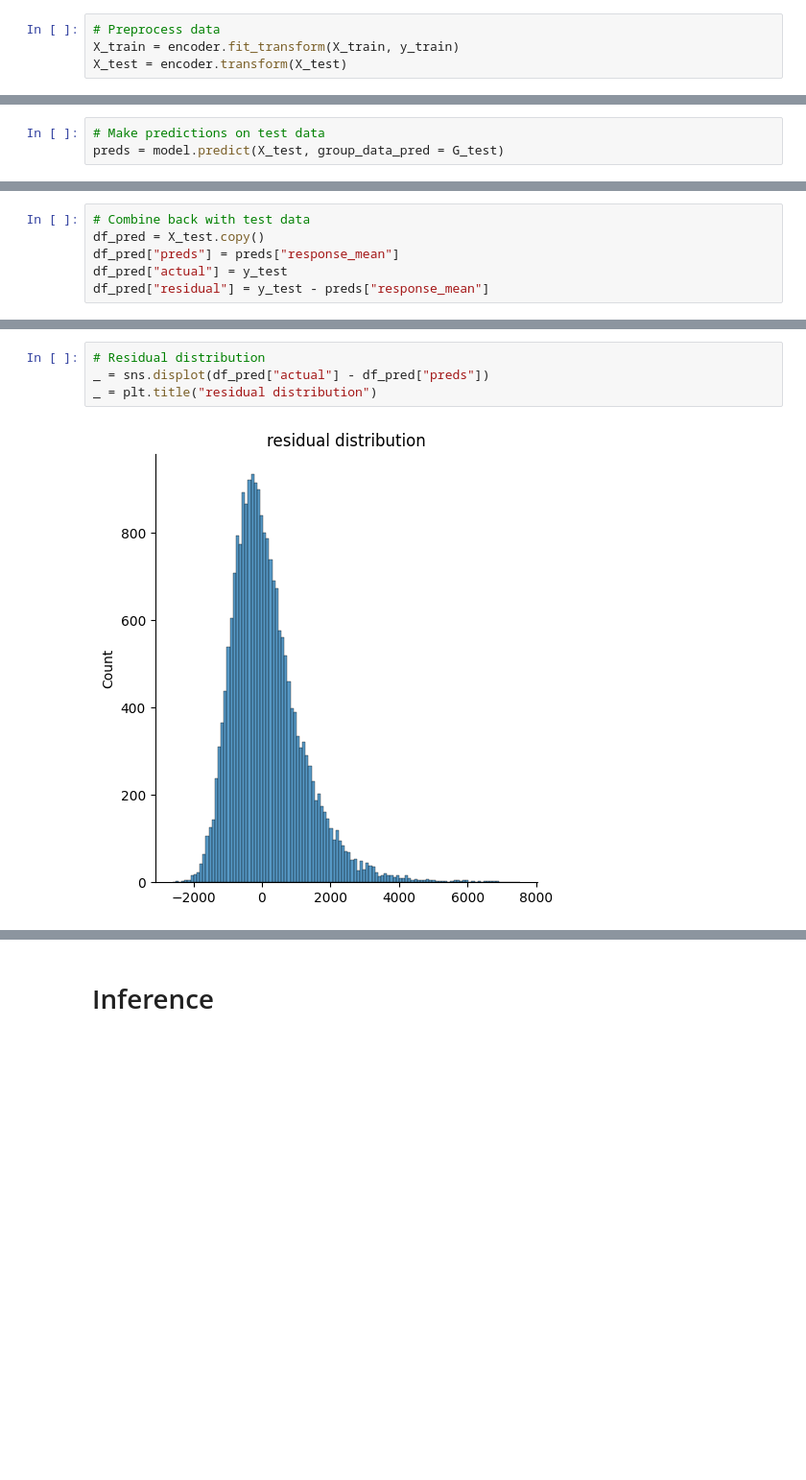
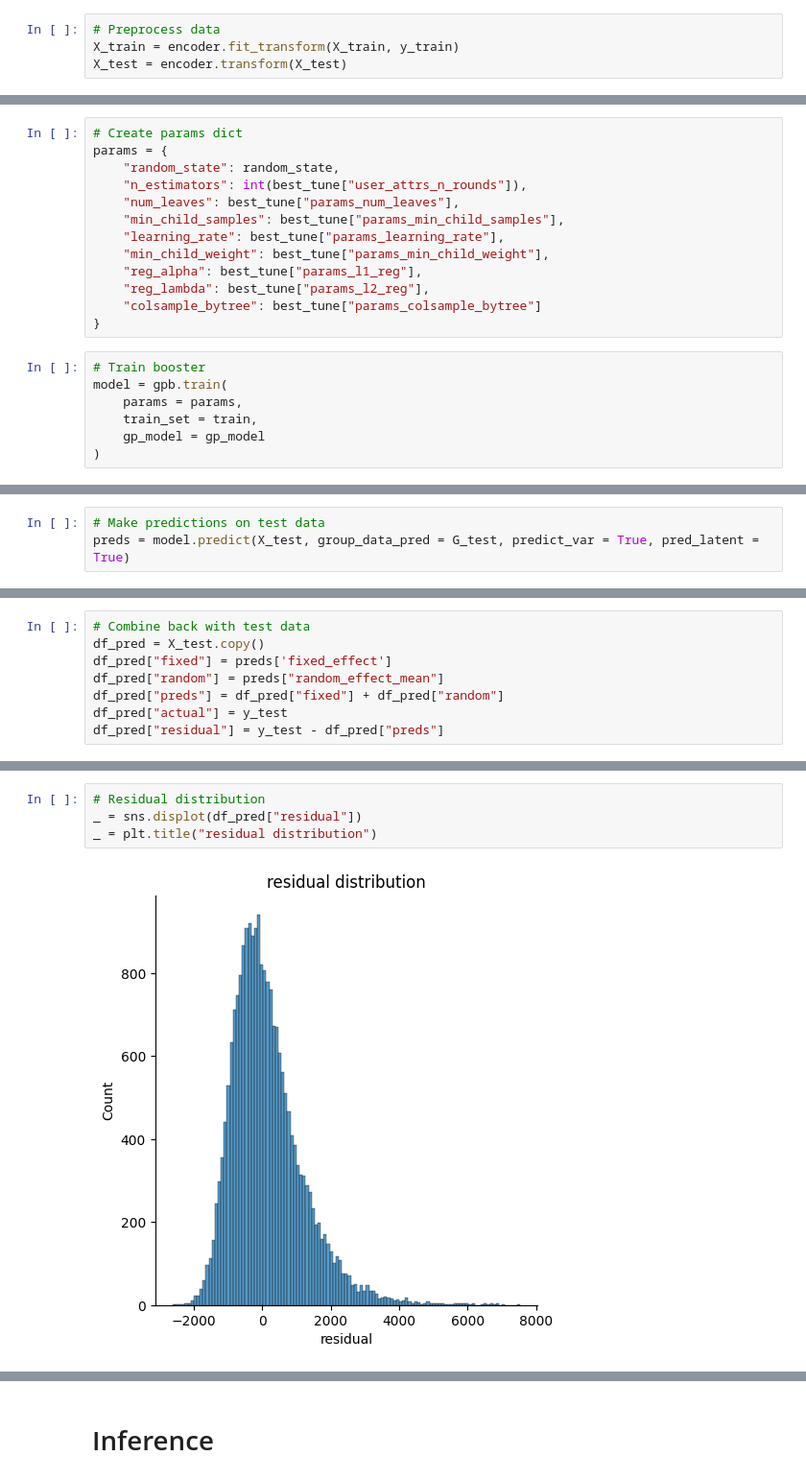
Before and after one commit to AhmetZamanis/MixedEffectsRegressionDeliveryTimes, a Jupyter notebook: 4_GPBoost1.ipynb, the cells around one changed output, grey strips where cells are left out. Shown: that part at 96% size. Saved outputs shown, nothing was run; the diff lists cells and outputs as text; blank space fills up the shorter version.

Commit message:
LGBM, GPBoost2
Evaluate fixed effect LGBM, GPBoost2 with cyclical features as GPs

```diff
--- a/4_GPBoost1.ipynb
+++ b/4_GPBoost1.ipynb
@@ -276,0 +202,20 @@ GPBoostRegressor(colsample_bytree=0.2987535130068772,
+# %%
+# Create params dict
+params = {
+    "random_state": random_state,
+    "n_estimators": int(best_tune["user_attrs_n_rounds"]),
+    "num_leaves": best_tune["params_num_leaves"],
+    "min_child_samples": best_tune["params_min_child_samples"],
+    "learning_rate": best_tune["params_learning_rate"],
+    "min_child_weight": best_tune["params_min_child_weight"],
+    "reg_alpha": best_tune["params_l1_reg"],
+    "reg_lambda": best_tune["params_l2_reg"],
+    "colsample_bytree": best_tune["params_colsample_bytree"]
+}
+# %%
+# Train booster
+model = gpb.train(
+    params = params,
+    train_set = train,
+    gp_model = gp_model
+)
@@ -277,3 +256,3 @@ GPBoostRegressor(colsample_bytree=0.2987535130068772,
 # %%
 # Make predictions on test data
-preds = model.predict(X_test, group_data_pred = G_test)
+preds = model.predict(X_test, group_data_pred = G_test, predict_var = True, pred_latent = True)
@@ -286,9 +273,11 @@ array([2713.4451, 3142.8028, 2620.5176, 3116.2956, 2928.5311, 3054.5417,
 # %%
 # Combine back with test data
 df_pred = X_test.copy()
-df_pred["preds"] = preds["response_mean"]
+df_pred["fixed"] = preds['fixed_effect']
+df_pred["random"] = preds["random_effect_mean"]
+df_pred["preds"] = df_pred["fixed"] + df_pred["random"]
 df_pred["actual"] = y_test
-df_pred["residual"] = y_test - preds["response_mean"]
+df_pred["residual"] = y_test - df_pred["preds"]
 # %%
 # Calculate RMSE, MAPE
 print("RMSE:")
@@ -314,9 +303,9 @@ _ = plt.ylabel("predicted")
 # %%
 # Residual distribution
-_ = sns.displot(df_pred["actual"] - df_pred["preds"])
+_ = sns.displot(df_pred["residual"])
 _ = plt.title("residual distribution")
 # %% [output]
-[figure, old version]
+[figure, new version]
 # %%
 # Predicted vs residual
 low_end = min(df_pred.residual)
```
Also changed, not shown: parts of 26 cells of this notebook, 2 other files.
